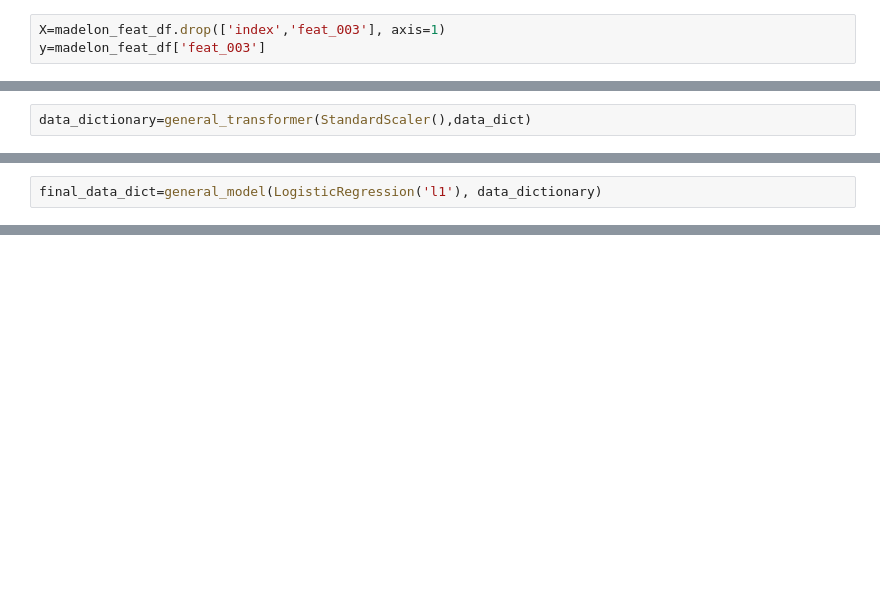
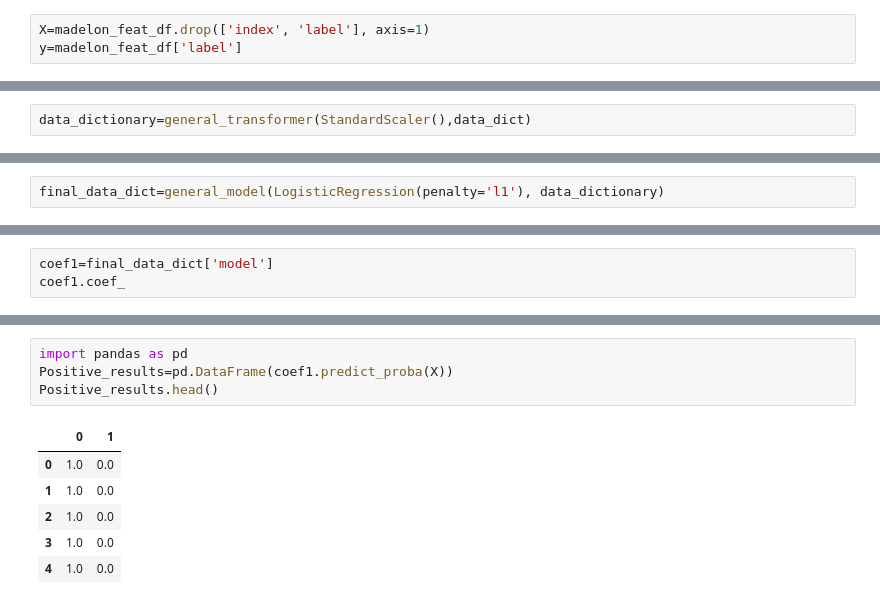
Before and after one commit to rsasaki83/project-5, a Jupyter notebook: step_2-identify_features_l1_penalty-final1.ipynb, the cells around one changed output, grey strips where cells are left out. Cells and saved outputs as stored; diff of their text form; blank space fills up the shorter version.

```diff
--- a/step_2-identify_features_l1_penalty-final1.ipynb
+++ b/step_2-identify_features_l1_penalty-final1.ipynb
@@ -33,8 +33,8 @@ Implement the following code pipeline using the functions you write in `lib/proj
 # %%
 madelon_feat_df= load_data_from_database()
 # %%
-X=madelon_feat_df.drop(['index','feat_003'], axis=1)
-y=madelon_feat_df['feat_003']
+X=madelon_feat_df.drop(['index', 'label'], axis=1)
+y=madelon_feat_df['label']
 # %%
 make_data_dict(X,y)
 # %% [output]
@@ -105,5 +105,5 @@ general_model(LogisticRegression('l1'), data_dictionary)
 # %%
-final_data_dict=general_model(LogisticRegression('l1'), data_dictionary)
+final_data_dict=general_model(LogisticRegression(penalty='l1'), data_dictionary)
 # %%
 final_data_dict['train_score'],final_data_dict['test_score']
 # %% [output]
@@ -110,0 +111,3 @@ final_data_dict['train_score'],final_data_dict['test_score']
+# %%
+coef1=final_data_dict['model']
+coef1.coef_
@@ -110,0 +132,11 @@ final_data_dict['train_score'],final_data_dict['test_score']
+# %%
+import pandas as pd
+Positive_results=pd.DataFrame(coef1.predict_proba(X))
+Positive_results.head()
+# %% [output]
+|  | 0 | 1 |
+| 0 | 1.0 | 0.0 |
+| 1 | 1.0 | 0.0 |
+| 2 | 1.0 | 0.0 |
+| 3 | 1.0 | 0.0 |
+| 4 | 1.0 | 0.0 |
```
Also changed, not shown: parts of 5 cells of this notebook, 5 other files.
